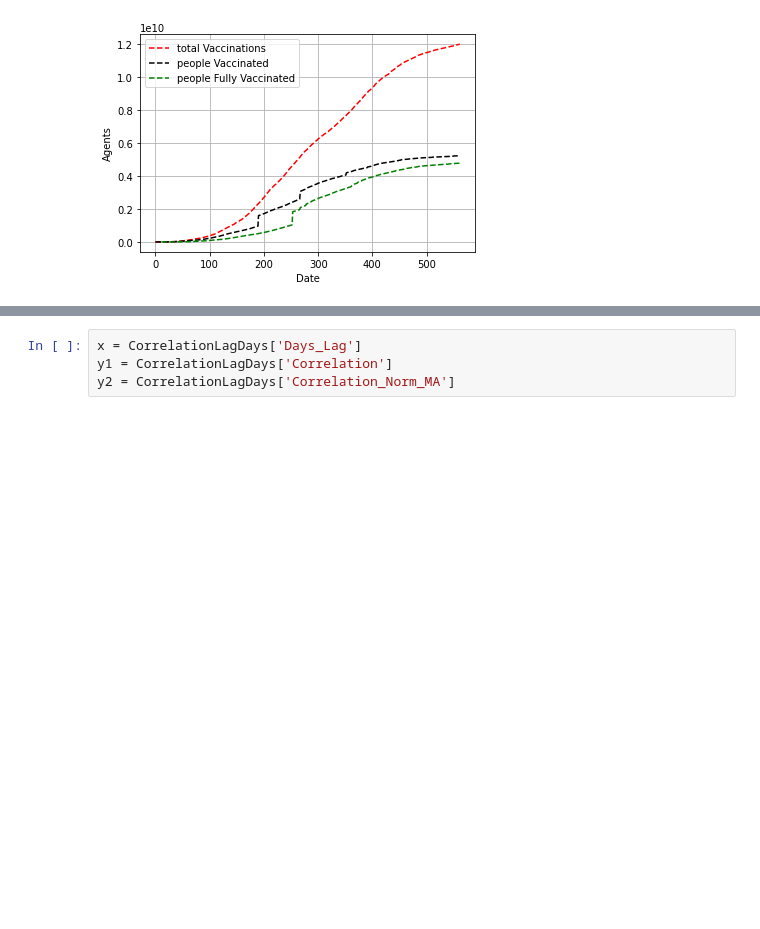
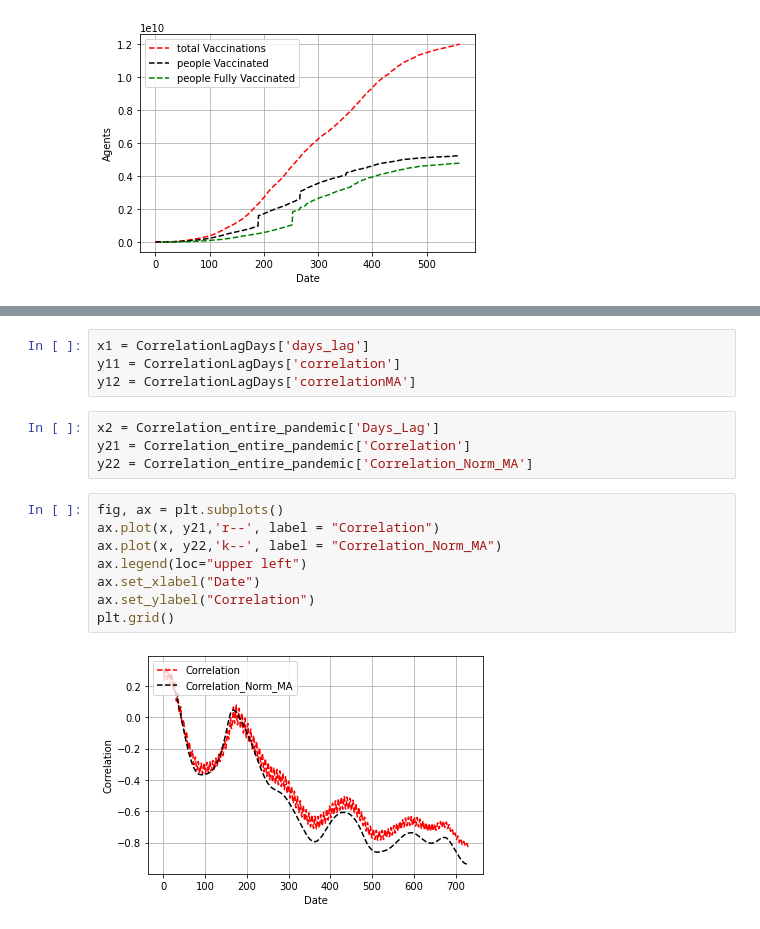
Before and after one commit to anfbermudezme/Physics_analysis_Covid-19, a Jupyter notebook: Vaccination_Analysis/Vaccination_Effects.ipynb, the cells around one changed output, grey strips where cells are left out. Saved outputs shown, nothing was run; the diff lists cells and outputs as text; blank space fills up the shorter version.

```diff
--- a/Vaccination_Analysis/Vaccination_Effects.ipynb
+++ b/Vaccination_Analysis/Vaccination_Effects.ipynb
@@ -111,8 +112,22 @@ CorrelationLagDays
 | 729 | 730 | -0.830020 | -0.933798 |
 730 rows × 3 columns
 # %%
-x = CorrelationLagDays['Days_Lag']
-y1 = CorrelationLagDays['Correlation']
-y2 = CorrelationLagDays['Correlation_Norm_MA']
+x1 = CorrelationLagDays['days_lag']
+y11 = CorrelationLagDays['correlation']
+y12 = CorrelationLagDays['correlationMA']
+# %%
+x2 = Correlation_entire_pandemic['Days_Lag']
+y21 = Correlation_entire_pandemic['Correlation']
+y22 = Correlation_entire_pandemic['Correlation_Norm_MA']
+# %%
+fig, ax = plt.subplots()
+ax.plot(x, y21,'r--', label = "Correlation")
+ax.plot(x, y22,'k--', label = "Correlation_Norm_MA")
+ax.legend(loc="upper left")
+ax.set_xlabel("Date")
+ax.set_ylabel("Correlation")
+plt.grid()
+# %% [output]
+[figure, added]
 # %%
 fig, ax = plt.subplots()
```
Also changed, not shown: parts of 3 cells of this notebook, 4 other files.
